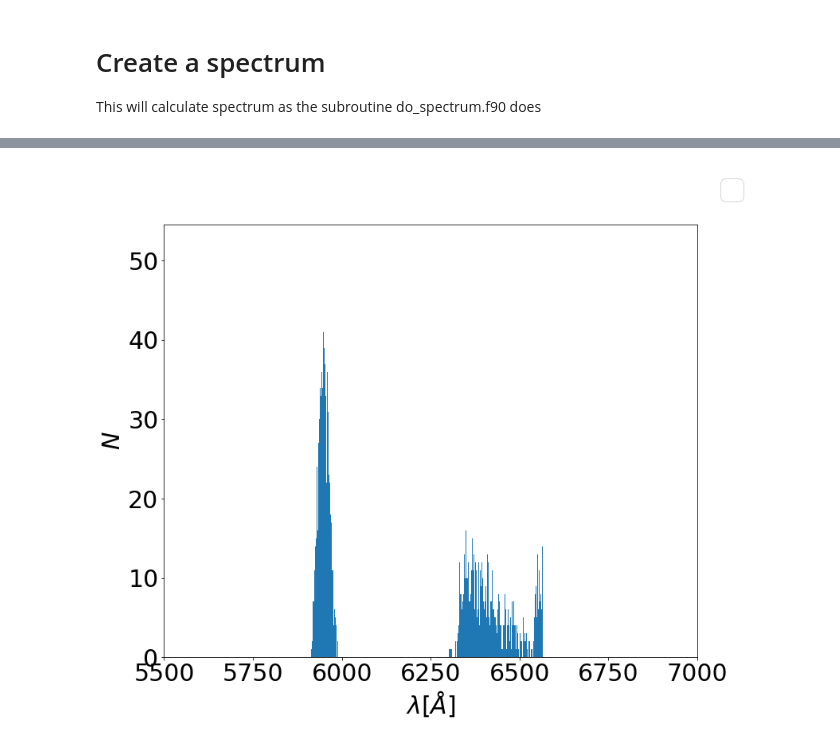
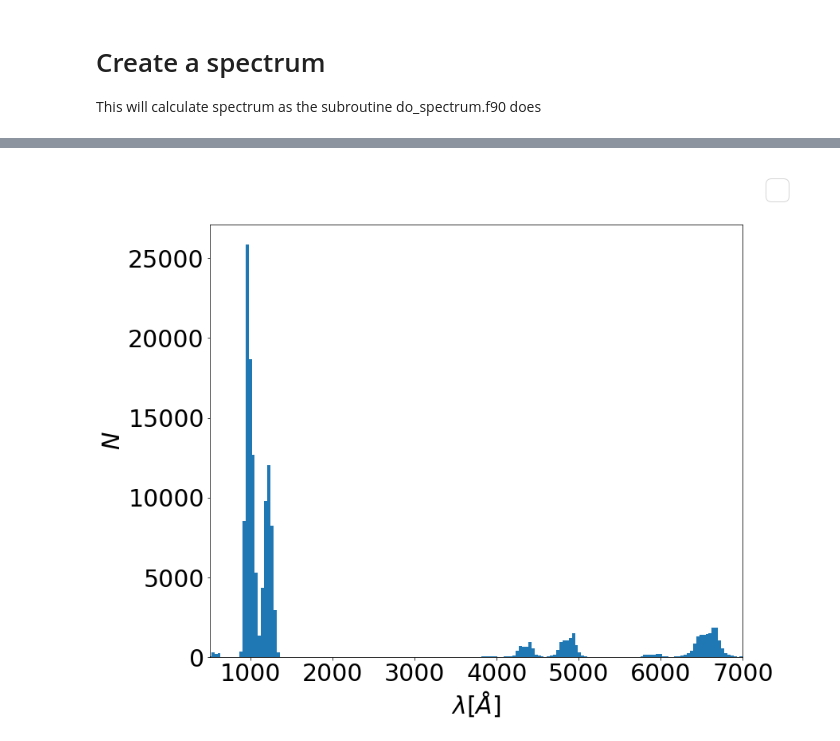
Before and after one commit to jfisak/andyAntares, a Jupyter notebook: spectra.ipynb, the cells around one changed output, grey strips where cells are left out. Saved outputs shown, nothing was run; the diff lists cells and outputs as text; code cells hidden in the pictures.

```diff
--- a/spectra.ipynb
+++ b/spectra.ipynb
@@ -243,19 +244,19 @@ create_graph(spectrum, xmin, xmax)
 # %%
 data = np.genfromtxt("fort.37")
-xmin = 5500
+xmin = 500
 xmax = 7000
 
 
 fig, ax = plt.subplots(figsize=(plotwidth / 2, plotheight / 2))
 ax.set_xlim(xmin, xmax)
 ax.tick_params(axis='both', which='major', labelsize=30)
 ax.yaxis.offsetText.set_fontsize(24)
 fig.legend(loc=1, prop={'size': 36})
 ax.set_xlabel("$\lambda [\AA ]$", fontsize = 30)
 ax.set_ylabel("$N$", fontsize = 30)
 
 # ax.set_ylim(0, 100)
 ax.hist(data, bins=2000)
 fig.savefig('n_absorbed_cmf.eps')
 # %% [output]
-[figure, old version]
+[figure, new version]
```
Also changed, not shown: parts of 7 cells of this notebook, 1 other file.
